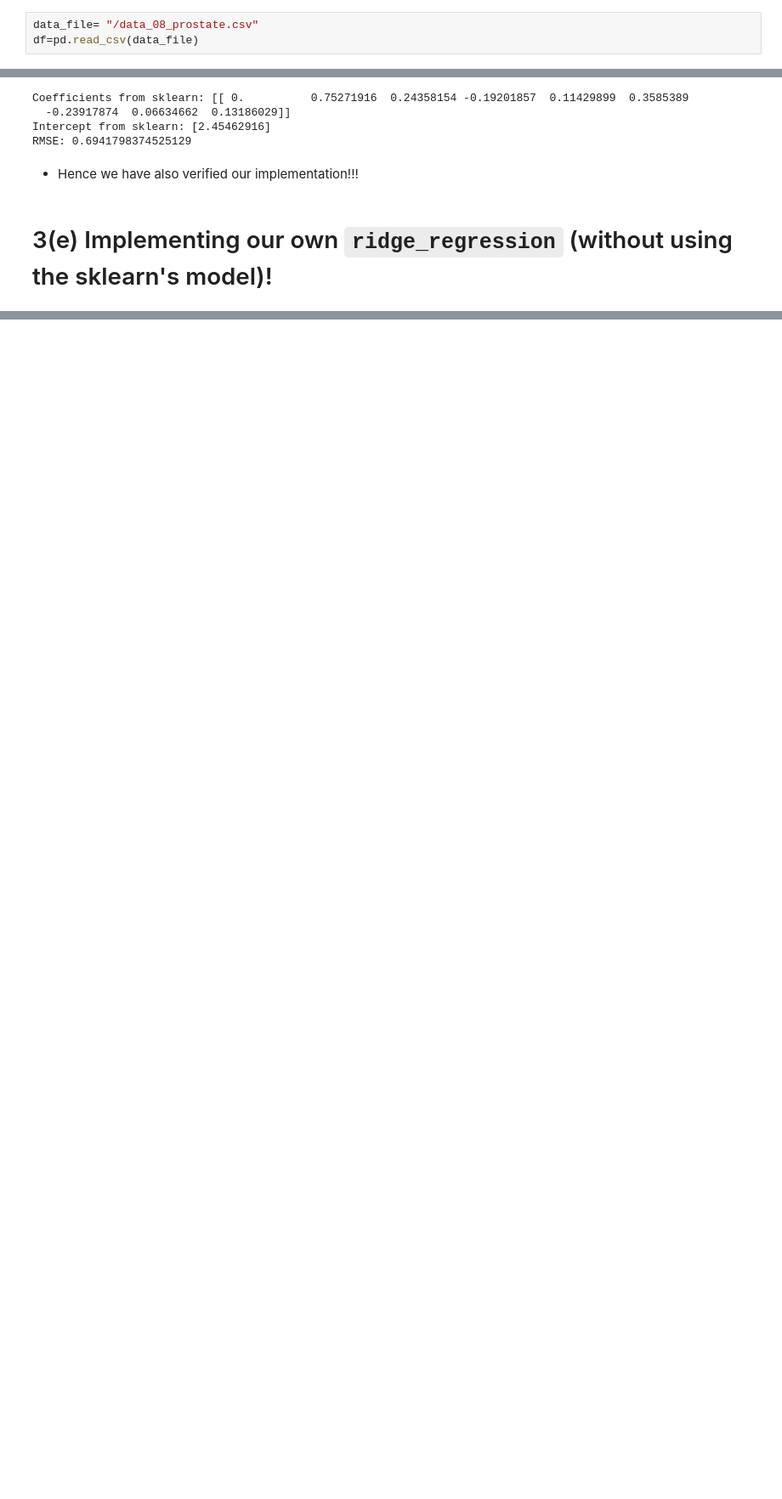
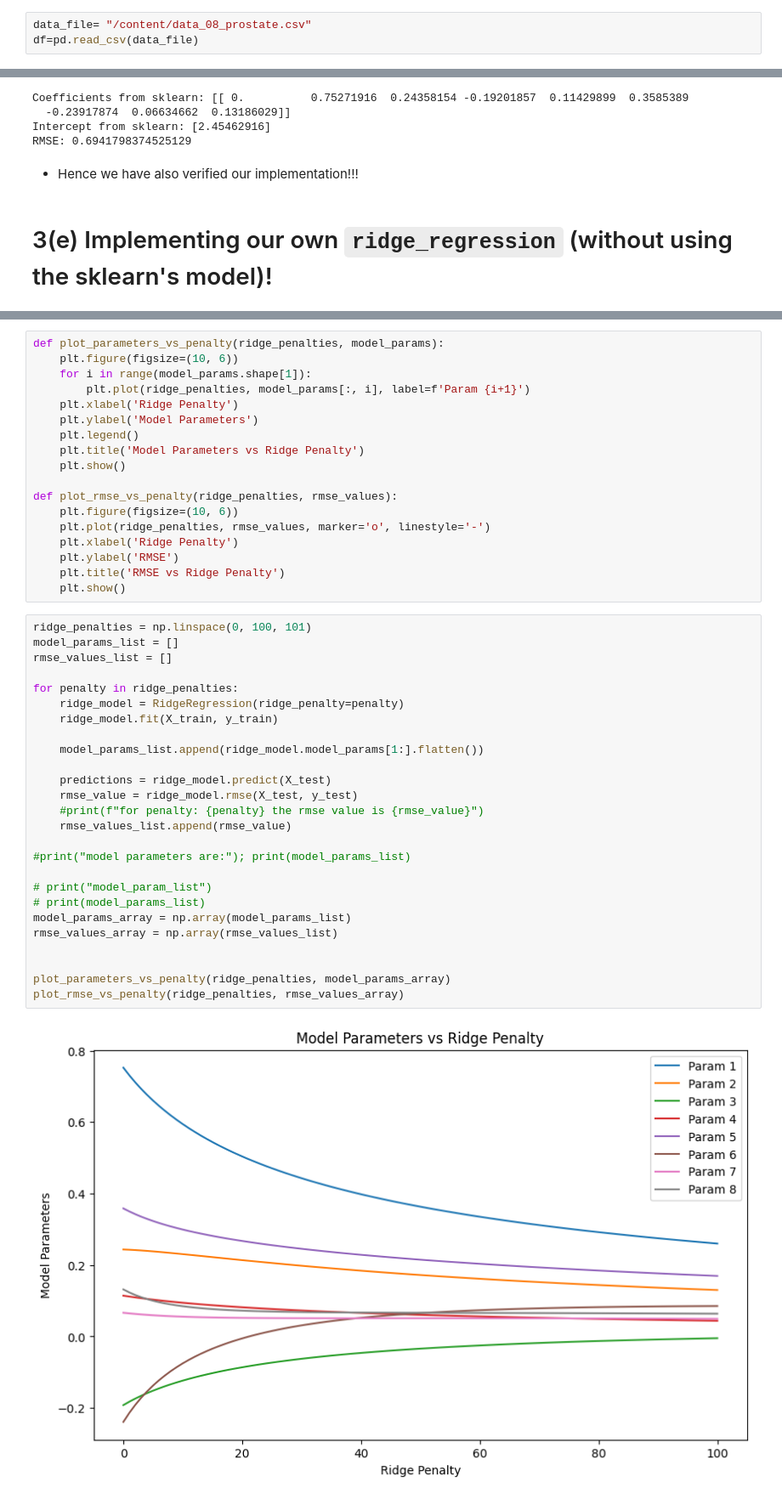
Before and after one commit to neelkanthrawat/Course_Computational_statistics_and_data_analysis, a Jupyter notebook: Exercise_7_CSADA_Regression_models.ipynb, the cells around one changed output, grey strips where cells are left out. Shown: that part at 85% size. Saved outputs shown, nothing was run; the diff lists cells and outputs as text; blank space fills up the shorter version.

Commit message:
add code for ridge regression

```diff
--- a/Exercise_7_CSADA_Regression_models.ipynb
+++ b/Exercise_7_CSADA_Regression_models.ipynb
@@ -9,7 +9,7 @@ import pandas as pd
 import sklearn
 from sklearn.model_selection import train_test_split
 # %%
-data_file= "/data_08_prostate.csv"
+data_file= "/content/data_08_prostate.csv"
 df=pd.read_csv(data_file)
 # %%
 df
@@ -252,0 +260,46 @@ class RidgeRegression(OrdinaryLeastSquares):
+# %%
+def plot_parameters_vs_penalty(ridge_penalties, model_params):
+    plt.figure(figsize=(10, 6))
+    for i in range(model_params.shape[1]):
+        plt.plot(ridge_penalties, model_params[:, i], label=f'Param {i+1}')
+    plt.xlabel('Ridge Penalty')
+    plt.ylabel('Model Parameters')
+    plt.legend()
+    plt.title('Model Parameters vs Ridge Penalty')
+    plt.show()
+
+def plot_rmse_vs_penalty(ridge_penalties, rmse_values):
+    plt.figure(figsize=(10, 6))
+    plt.plot(ridge_penalties, rmse_values, marker='o', linestyle='-')
+    plt.xlabel('Ridge Penalty')
+    plt.ylabel('RMSE')
+    plt.title('RMSE vs Ridge Penalty')
+    plt.show()
+# %%
+ridge_penalties = np.linspace(0, 100, 101)
+model_params_list = []
+rmse_values_list = []
+
+for penalty in ridge_penalties:
+    ridge_model = RidgeRegression(ridge_penalty=penalty)
+    ridge_model.fit(X_train, y_train)
+
+    model_params_list.append(ridge_model.model_params[1:].flatten())
+
+    predictions = ridge_model.predict(X_test)
+    rmse_value = ridge_model.rmse(X_test, y_test)
+    #print(f"for penalty: {penalty} the rmse value is {rmse_value}")
+    rmse_values_list.append(rmse_value)
+
+#print("model parameters are:"); print(model_params_list)
+
+# print("model_param_list")
+# print(model_params_list)
+model_params_array = np.array(model_params_list)
+rmse_values_array = np.array(rmse_values_list)
+
+
+plot_parameters_vs_penalty(ridge_penalties, model_params_array)
+plot_rmse_vs_penalty(ridge_penalties, rmse_values_array)
+# %% [output]
+[figure, added]
```
Also changed, not shown: parts of 5 cells of this notebook.
